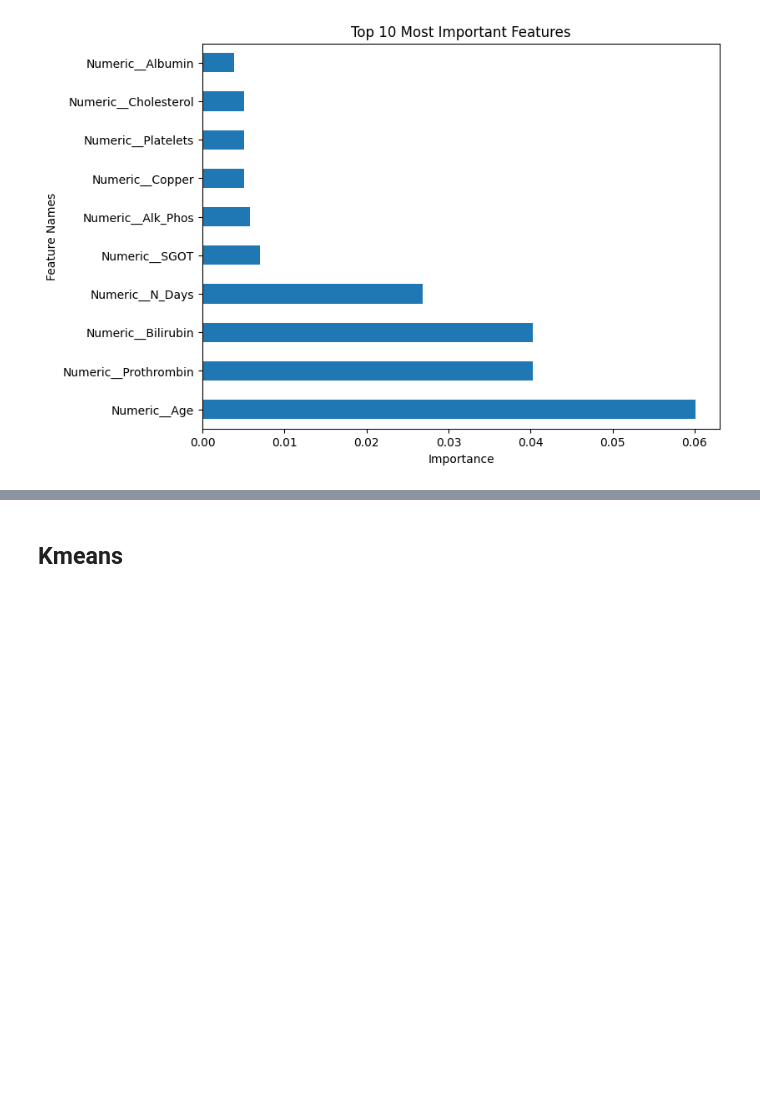
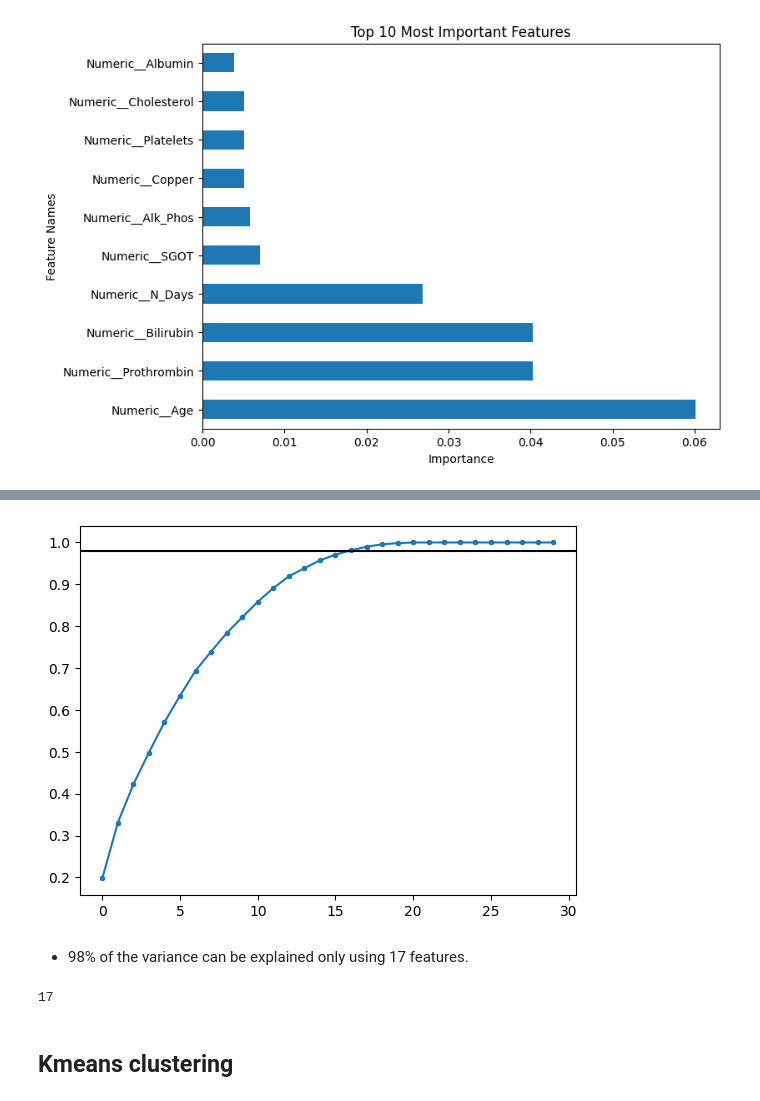
Before and after one commit to kinanajoudeh/Cirrhosis-Status-Classification, a Jupyter notebook: Cirrhosis_Prediction.ipynb, the cells around one changed output, grey strips where cells are left out. Drawn from its saved outputs; the diff is of its cells as text; code cells hidden in the pictures; blank space fills up the shorter version.

```diff
--- a/Cirrhosis_Prediction.ipynb
+++ b/Cirrhosis_Prediction.ipynb
@@ -905,0 +911,4 @@ ax.set(xlabel='Importance',
+# %%
+pca = PCA()
+df_pca = pca.fit_transform(X_train_sm)
+df_pca.head()
@@ -905,0 +923,3 @@ ax.set(xlabel='Importance',
+# %%
+explained = pd.Series(pca.explained_variance_ratio_, name='Explained Variance Ratio')
+explained.head()
@@ -906,2 +934,19 @@ ax.set(xlabel='Importance',
+# %%
+ax = explained.cumsum().plot(marker='.')
+ax.axhline(.98, color='k');
+# %% [output]
+[figure, added]
+# %% [markdown]
+- 98% of the variance can be explained only using 17 features.
+# %%
+pca17 = PCA(n_components=.98)
+# fit and transform on training data
+X_train_pca17 = pca17.fit_transform(X_train_sm)
+# transform test data
+X_test_pca17 = pca17.transform(X_test_tf)
+# obtain the number of PCs used
+pca17.n_components_
+# %% [output]
+17
 # %% [markdown]
-## Kmeans
+## Kmeans clustering
```
Also changed, not shown: parts of 19 cells of this notebook.
